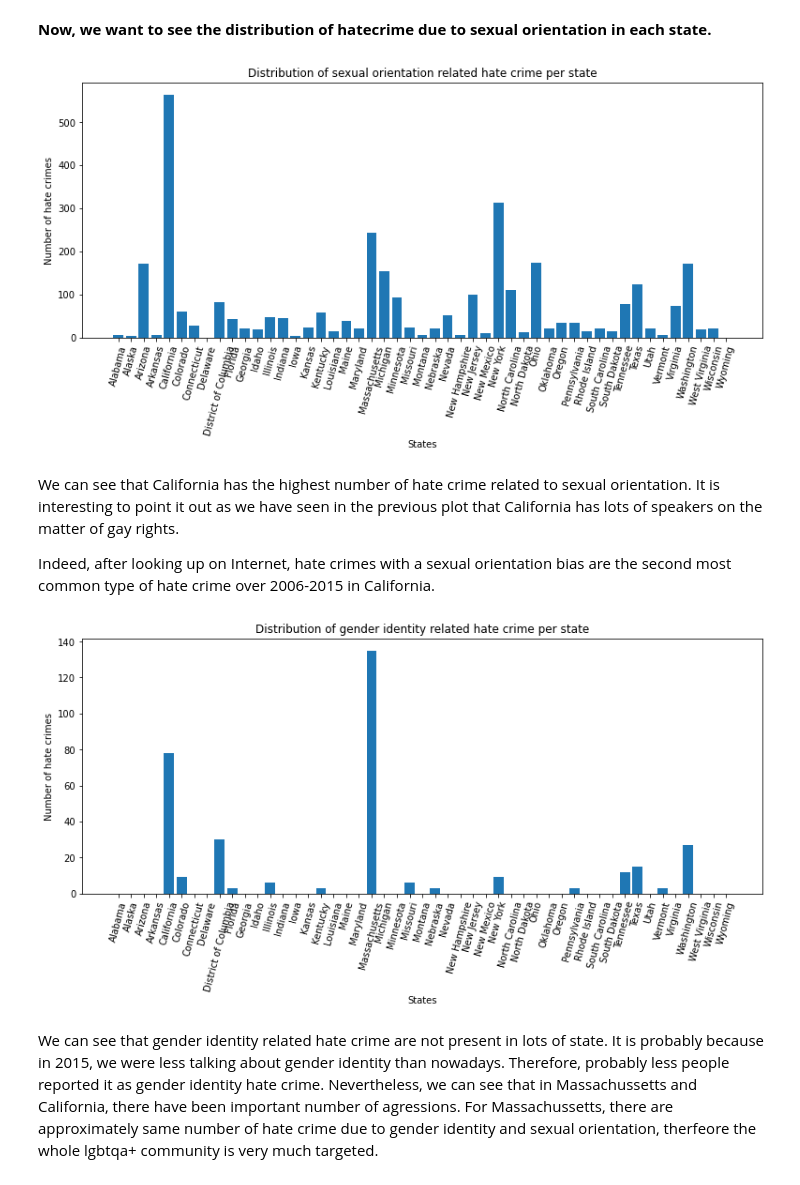
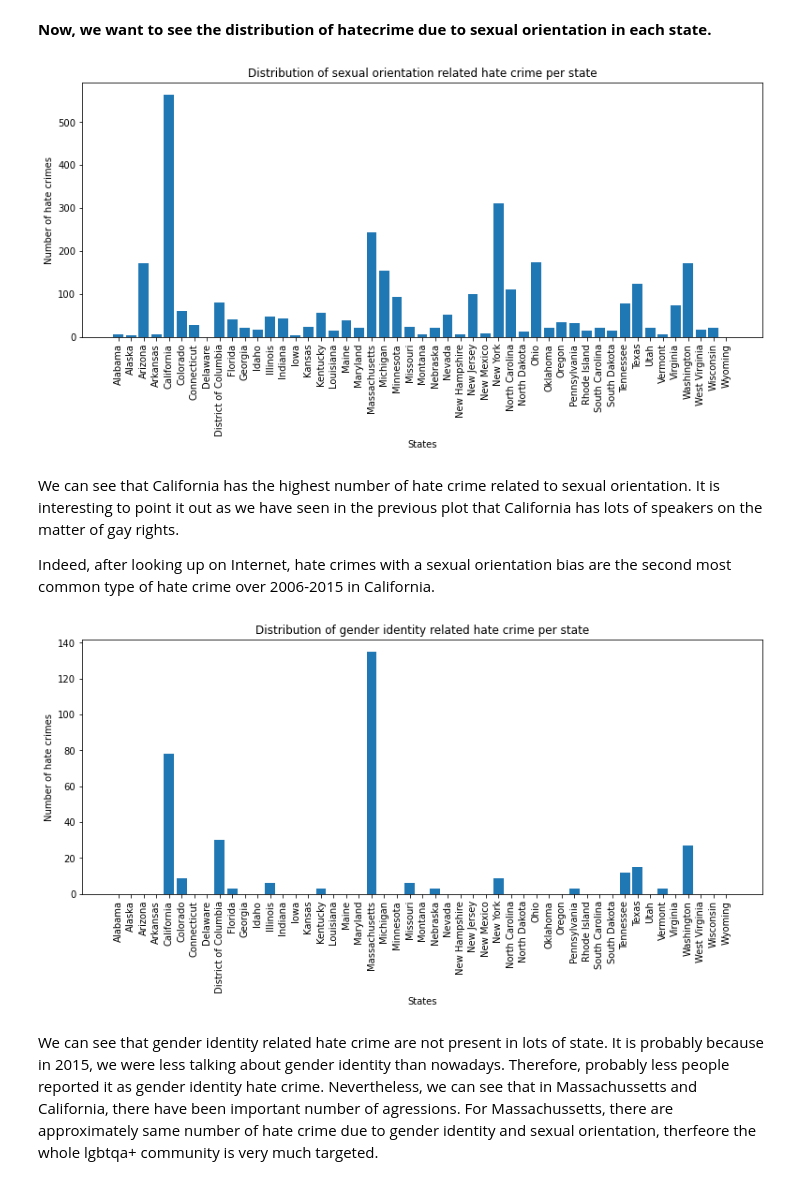
Before and after one commit to epfl-ada/ada-2021-project-ada_group_project, a Jupyter notebook: basic_exploration.ipynb, the cells around one changed output. Drawn from its saved outputs; the diff is of its cells as text; code cells hidden in the pictures.

```diff
--- a/basic_exploration.ipynb
+++ b/basic_exploration.ipynb
@@ -142,14 +142,14 @@ nb_hc=hc.groupby(['State']).sum()
 # %%
 #let's plot the distribution of sexual orientation related hate crime per state
 plt.figure(figsize=(13,5))
 plt.bar(nb_hc.index, nb_hc.sexual_orientation)
 plt.xlabel('States')
 plt.ylabel('Number of hate crimes')
 plt.title('Distribution of sexual orientation related hate crime per state')
-plt.xticks(rotation = 75)
+plt.xticks(rotation = 90)
 plt.show()
 # %% [output]
-[figure, old version]
+[figure, new version]
 # %% [markdown]
 We can see that California has the highest number of hate crime related to sexual orientation. It is interesting to point it out as we have seen in the previous plot that California has lots of speakers on the matter of gay rights.
 
@@ -161,10 +161,10 @@ plt.bar(nb_hc.index, nb_hc.gender_identity)
 plt.xlabel('States')
 plt.ylabel('Number of hate crimes')
 plt.title('Distribution of gender identity related hate crime per state')
-plt.xticks(rotation = 75)
+plt.xticks(rotation = 90)
 plt.show()
 # %% [output]
-[figure, old version]
+[figure, new version]
 # %% [markdown]
 We can see that gender identity related hate crime are not present in lots of state. It is probably because in 2015, we were less talking about gender identity than nowadays. Therefore, probably less people reported it as gender identity hate crime.
 Nevertheless, we can see that in Massachussetts and California, there have been important number of agressions. For Massachussetts, there are approximately same number of hate crime due to gender identity and sexual orientation, therfeore the whole lgbtqa+ community is very much targeted.
```
Also changed, not shown: parts of 2 cells of this notebook.
